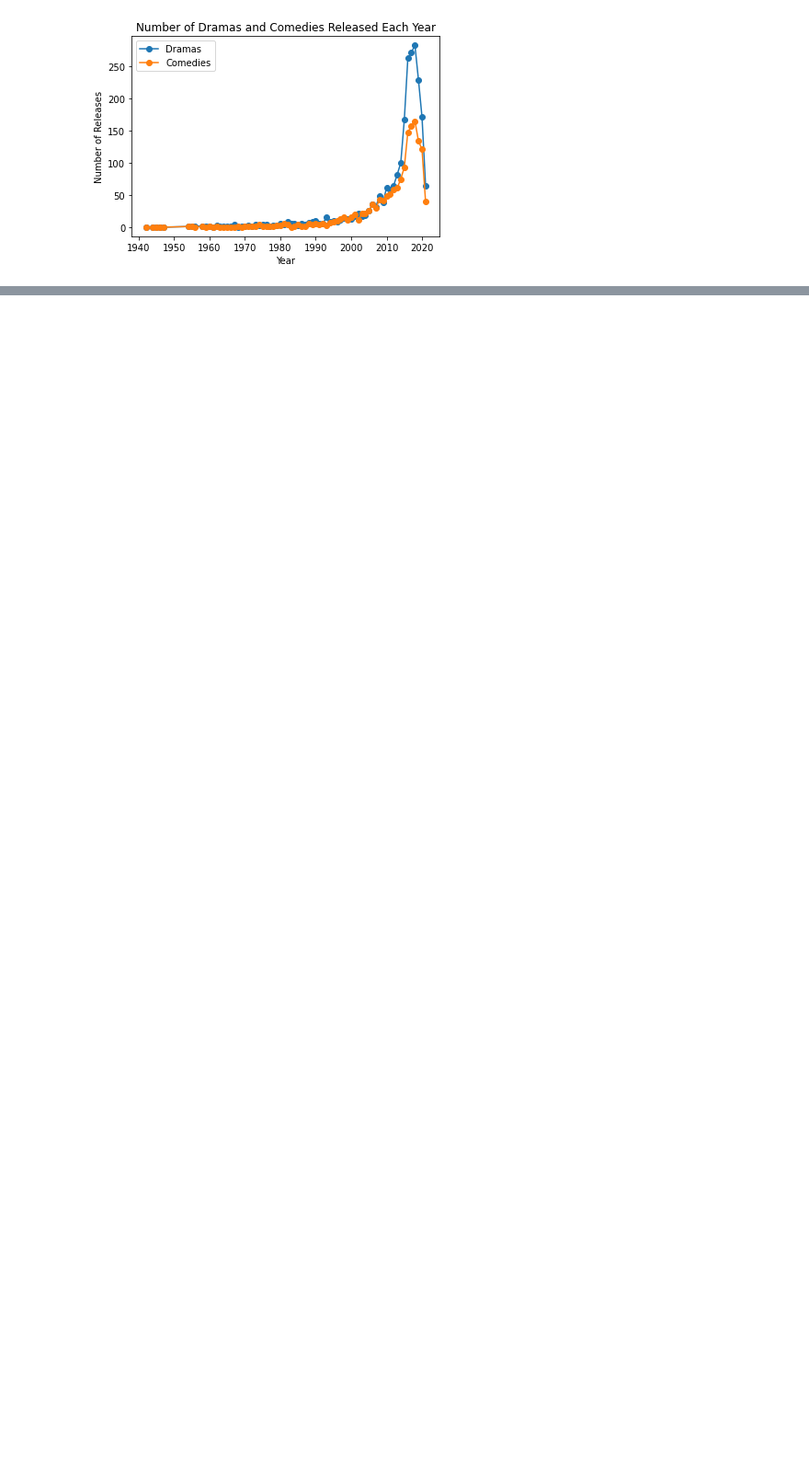
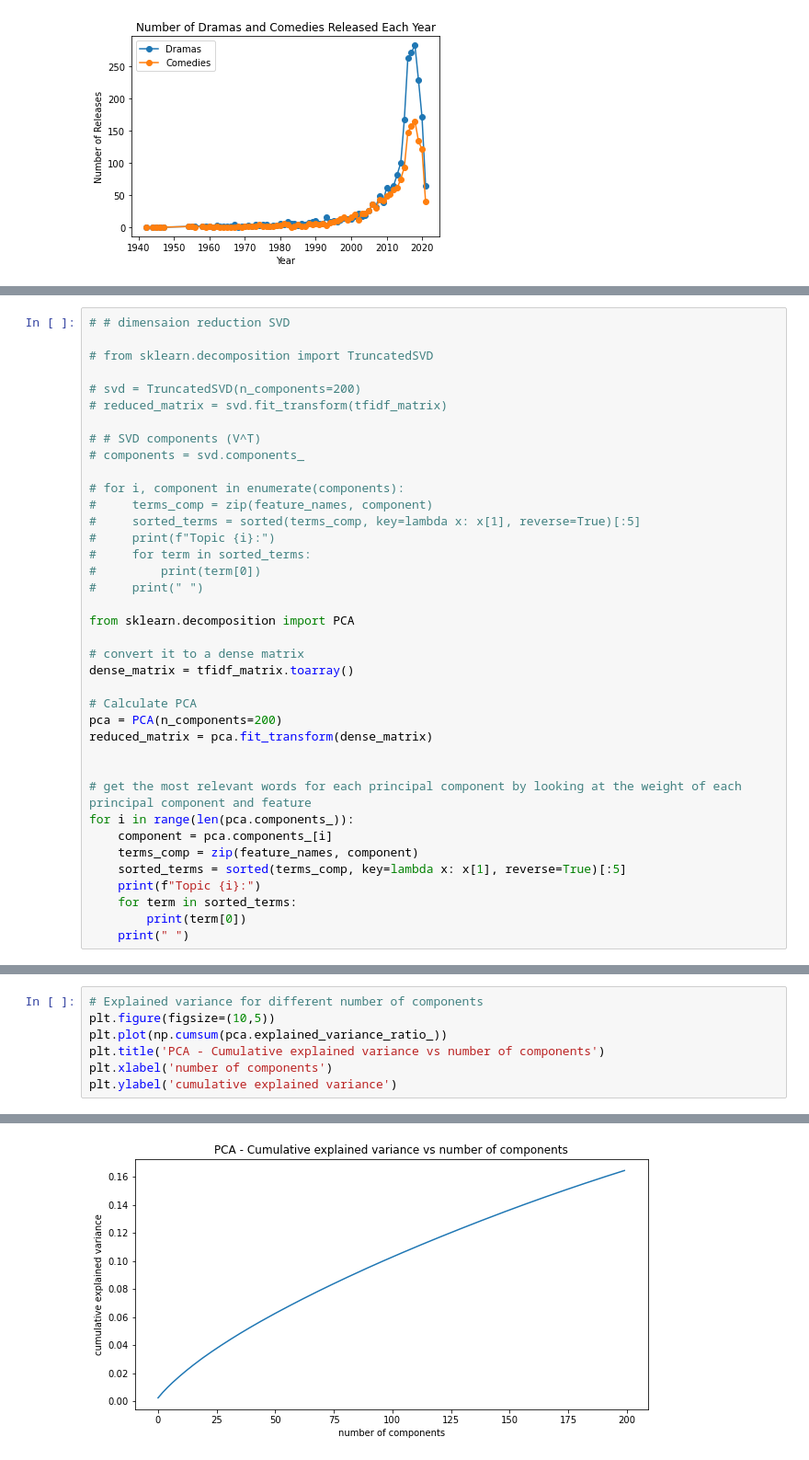
Before and after one commit to Yax-w/Netflix-analysis, a Jupyter notebook: netflix-analysis.ipynb, the cells around one changed output, grey strips where cells are left out. Shown at 92% size. Drawn from its saved outputs; the diff is of its cells as text; blank space fills up the shorter version.

```diff
--- a/netflix-analysis.ipynb
+++ b/netflix-analysis.ipynb
@@ -522,0 +419,38 @@ Epoch 10/10
+# %%
+# # dimensaion reduction SVD
+
+# from sklearn.decomposition import TruncatedSVD
+
+# svd = TruncatedSVD(n_components=200)
+# reduced_matrix = svd.fit_transform(tfidf_matrix)
+
+# # SVD components (V^T)
+# components = svd.components_
+
+# for i, component in enumerate(components):
+#     terms_comp = zip(feature_names, component)
+#     sorted_terms = sorted(terms_comp, key=lambda x: x[1], reverse=True)[:5]
+#     print(f"Topic {i}:")
+#     for term in sorted_terms:
+#         print(term[0])
+#     print(" ")
+
+from sklearn.decomposition import PCA
+
+# convert it to a dense matrix
+dense_matrix = tfidf_matrix.toarray()
+
+# Calculate PCA
+pca = PCA(n_components=200)
+reduced_matrix = pca.fit_transform(dense_matrix)
+
+
+# get the most relevant words for each principal component by looking at the weight of each principal component and feature
+for i in range(len(pca.components_)):
+    component = pca.components_[i]
+    terms_comp = zip(feature_names, component)
+    sorted_terms = sorted(terms_comp, key=lambda x: x[1], reverse=True)[:5]
+    print(f"Topic {i}:")
+    for term in sorted_terms:
+        print(term[0])
+    print(" ")
@@ -522,0 +475,8 @@ Epoch 10/10
+# %%
+# Explained variance for different number of components
+plt.figure(figsize=(10,5))
+plt.plot(np.cumsum(pca.explained_variance_ratio_))
+plt.title('PCA - Cumulative explained variance vs number of components')
+plt.xlabel('number of components')
+plt.ylabel('cumulative explained variance')
+# %% [output]
@@ -522,0 +484 @@ Epoch 10/10
+[figure, added]
```
Also changed, not shown: parts of 34 cells of this notebook, 1 other file.
